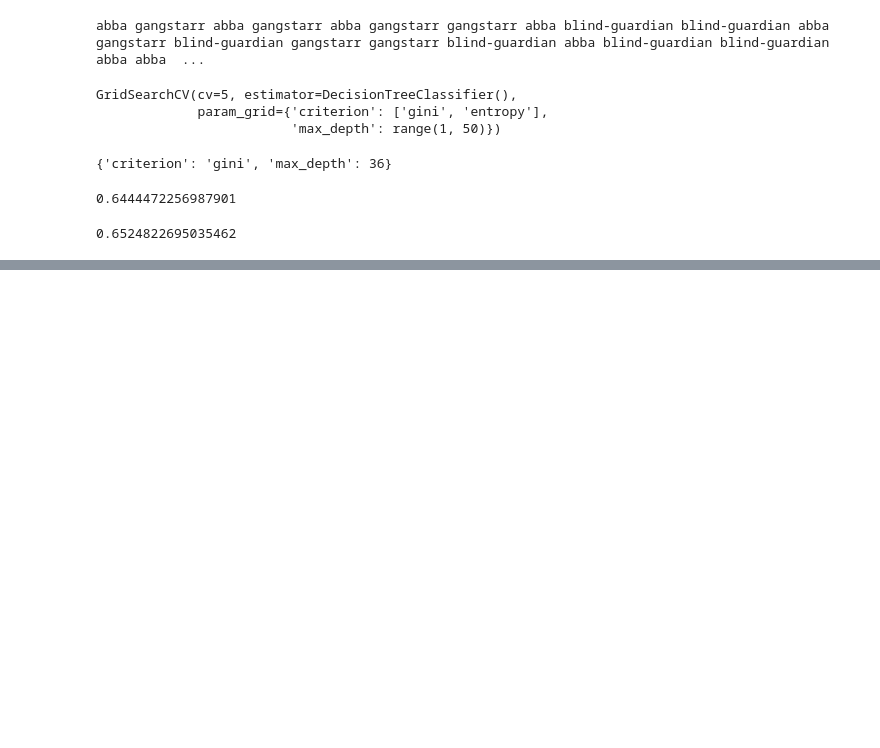
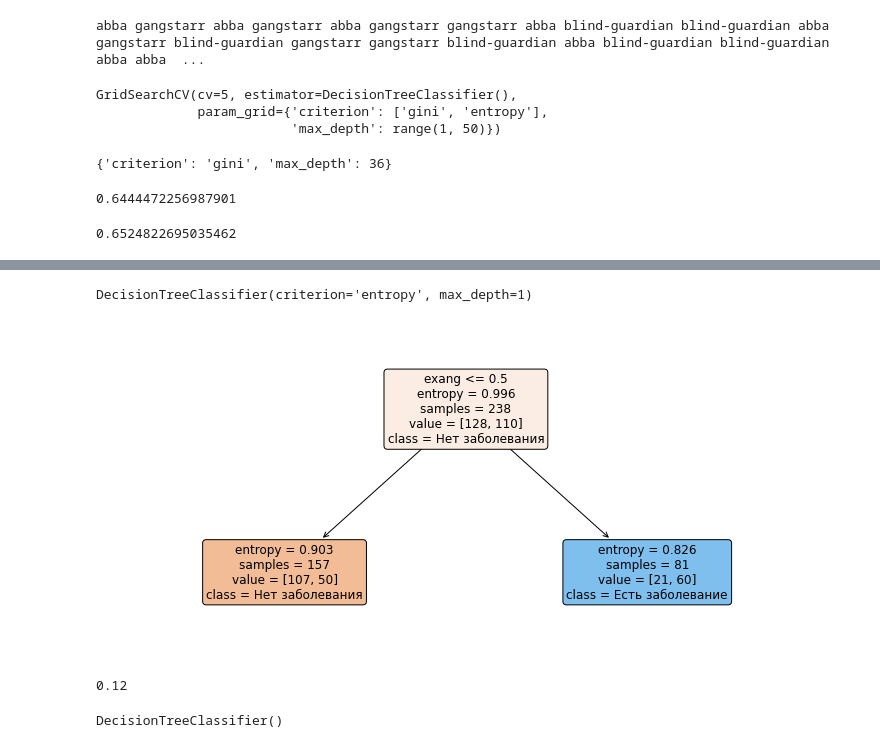
Before and after one commit to vavilovnv/Data-analysis, a Jupyter notebook: Intro to DS and ML/2_DecisionTrees.ipynb, the cells around one changed output, grey strips where cells are left out. Drawn from its saved outputs; the diff is of its cells as text; code cells hidden in the pictures; blank space fills up the shorter version.

```diff
--- a/Intro to DS and ML/2_DecisionTrees.ipynb
+++ b/Intro to DS and ML/2_DecisionTrees.ipynb
@@ -511,0 +522,11 @@ recall_score(y_test, y_pred, average='weighted')
+# %%
+# https://stepik.org/lesson/209700/step/3?unit=183204
+
+# Скачайте набор данных с тремя переменными: sex, exang, num. Представьте, что при помощи дерева решений мы хотим
+# классифицировать есть или нет у пациента заболевание сердца (переменная num), основываясь на двух признаках: пол (sex) и
+# наличие/отсутсвие стенокардии (exang). Обучите дерево решений на этих данных, используйте entropy в качестве критерия.
+# Укажите, чему будет равняться значение Information Gain для переменной,  которая будет помещена в корень дерева.
+# В ответе необходимо указать число с точностью 3 знака после запятой.
+
+df = pd.read_csv('https://stepik.org/media/attachments/course/4852/train_data_tree.csv')
+df.head()
@@ -511,0 +540,36 @@ recall_score(y_test, y_pred, average='weighted')
+# %%
+# сохраняем вектора X и y
+X, y = df[['sex', 'exang']], df.num
+# %%
+# обучаем дерево не заморачиваясь на подбор лучшего значения параметра max_depth
+
+clf = tree.DecisionTreeClassifier(criterion = 'entropy', max_depth=1)
+clf.fit(X, y)
+# %% [output]
+DecisionTreeClassifier(criterion='entropy', max_depth=1)
+# %%
+# визуализируем дерево (для наглядности + можно перепроверить расчет формулы)
+
+plt.figure(figsize=(13, 6))
+tree.plot_tree(clf,
+           feature_names=list(X),
+           class_names=['Нет заболевания', 'Есть заболевание'],
+           filled=True,
+           rounded=True,
+           fontsize = 12)
+plt.show()
+# %% [output]
+[figure, added]
+# %%
+# считаем information gain по формуле: IG = 0.996 - (n0*E0 + n1*E1)/N
+# где n0 - чило сэмплов слева, n1 - число сэмплов справа, E0 - энтропия слева, Е1 - энтропия справа, N = n0+n1
+
+p = {'n0': 0, 'E0': 0, 'n1': 0, 'E1': 0}
+for i in (0, 1):
+    l_node = clf.tree_.children_left[i] # индекс корня поддерева
+    p['n' + str(i)] = clf.tree_.n_node_samples[l_node] # сэмплов в поддереве
+    p['E' + str(i)] = clf.tree_.impurity[l_node] # энтропия в корне поддeрева
+
+round(0.996 - (p['n0']*p['E0'] + p['n1']*p['E1']) / (p['n0'] + p['n1']), 3)
+# %% [output]
+0.12
@@ -511,0 +597,7 @@ recall_score(y_test, y_pred, average='weighted')
+# %%
+# обучим деревце с параметрами по умолчанию
+
+dt = tree.DecisionTreeClassifier()
+dt.fit(X_train, y_train)
+# %% [output]
+DecisionTreeClassifier()
```
Also changed, not shown: parts of 6 cells of this notebook.
